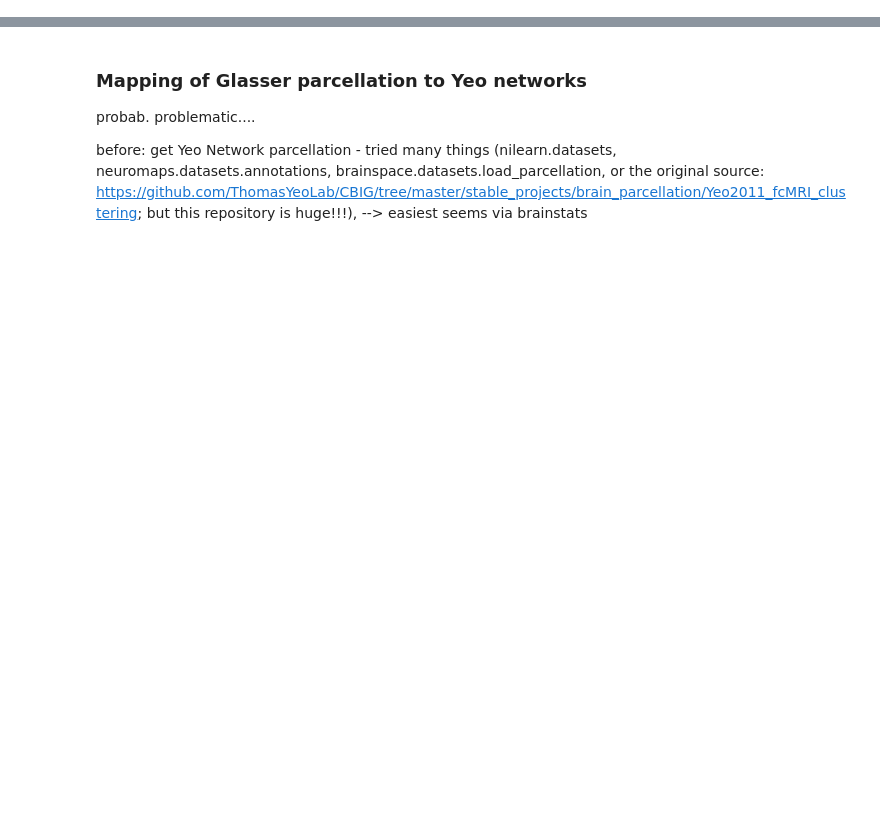
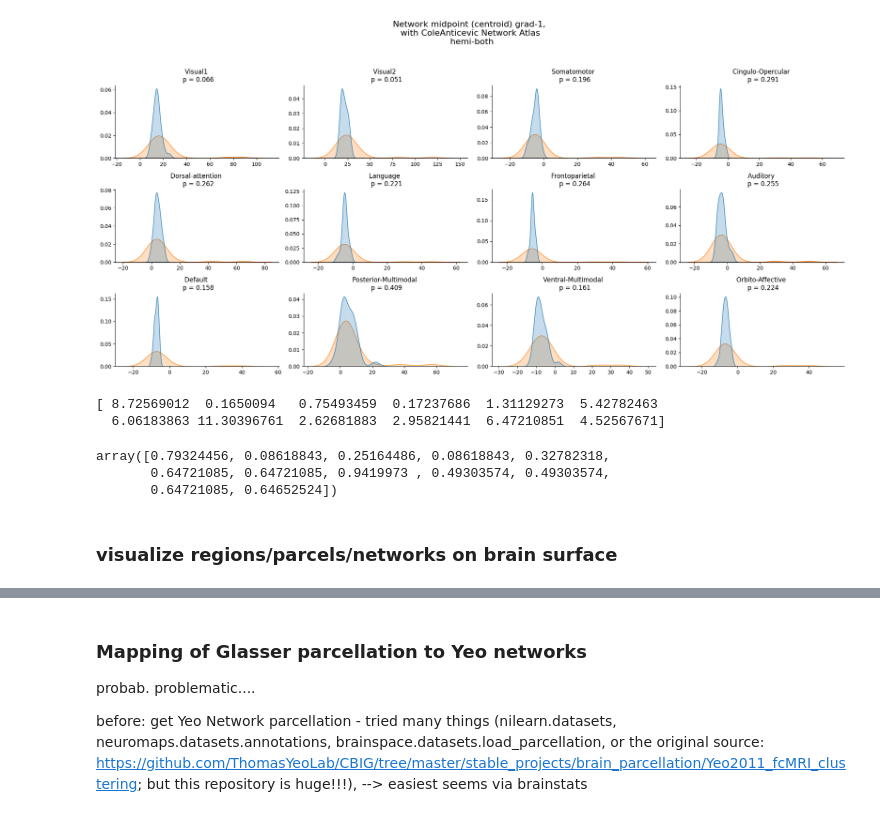
Before and after one commit to mrenke/numrisk, a Jupyter notebook: numrisk/fmri_analysis/gradients/networkDispersion_01.ipynb, the cells around one changed output, grey strips where cells are left out. Drawn from its saved outputs; the diff is of its cells as text; code cells hidden in the pictures; blank space fills up the shorter version.

```diff
--- a/numrisk/fmri_analysis/gradients/networkDispersion_01.ipynb
+++ b/numrisk/fmri_analysis/gradients/networkDispersion_01.ipynb
@@ -23,0 +150,67 @@ group_list = group_list#.reset_index()
+# %%
+measure_of_interest =  'Network midpoint (centroid)' # 'Within network dispersion' #
+
+if measure_of_interest == 'Within network dispersion':
+    data = WN_dispersion
+elif measure_of_interest == 'Network midpoint (centroid)':
+    data = centroids_net
+
+df = pd.DataFrame(np.array(data.T), index=sub_array, columns = [f"net_{i+1}" for i in range(N_nets)])
+df.index.name = 'subject'
+df = df.join(group_list).set_index('group',append=True)
+# %%
+import matplotlib.pyplot as plt
+import seaborn as sns
+from scipy.stats import ttest_ind
+
+
+tmp = df.loc[df.abs().mean(axis=1) < 100].reset_index() # remove outlier subjects (weird gradient loading scale due to >1 connected components)
+#tmp = df.reset_index()
+
+n_cols = 4  # Number of columns in the subplot grid
+n_rows = (N_nets + n_cols - 1) // n_cols  # Calculate rows needed for N_nets subplots
+
+fig, axes = plt.subplots(n_rows, n_cols, figsize=(20, 10)) # , sharex=True, sharey=True
+fig.suptitle(f'{measure_of_interest} grad-{n_grad}, \n with {network_atlas} Network Atlas \n hemi-{hemi}', fontsize=16)
+
+pvals = []
+for i in range(N_nets):
+    ax = axes[i // n_cols, i % n_cols]  # Calculate position in grid
+    net_label_number = (i+1)
+    net_name= network_names.loc[net_label_number].item()
+
+    data_net = tmp[f'net_{i + 1}']
+    _, p_value = ttest_ind(data_net[tmp['group'] == 0], data_net[tmp['group'] == 1], equal_var=False)  # Welch's t-test
+
+    sns.kdeplot(data=tmp, x=f'net_{net_label_number}', hue='group', ax=ax, fill=True,legend=False)
+    ax.set_title(f'{net_name} \n p = {p_value:.3f}')
+    ax.set_xlabel('')
+    ax.set_ylabel('')
+    pvals.append(p_value)
+
+sns.despine()
+plt.tight_layout(rect=[0, 0.03, 1, 0.95])  # Leave space for the suptitle
+plt.show()
+
+pvals = np.array(pvals)
+# %% [output]
+[figure, added]
+# %%
+# Multiple comparison correction!
+
+# Apply Bonferroni correction
+bonferroni_corrected_pvals = pvals * len(pvals) # np.minimum(
+print(bonferroni_corrected_pvals)
+
+# Apply Benjamini-Hochberg FDR correction
+from statsmodels.stats.multitest import multipletests
+_, pvals_corrected, _, _ = multipletests(pvals, alpha=0.05, method='fdr_bh')
+pvals_corrected
+# %% [output]
+[ 8.72569012  0.1650094   0.75493459  0.17237686  1.31129273  5.42782463
+  6.06183863 11.30396761  2.62681883  2.95821441  6.47210851  4.52567671]
+array([0.79324456, 0.08618843, 0.25164486, 0.08618843, 0.32782318,
+       0.64721085, 0.64721085, 0.9419973 , 0.49303574, 0.49303574,
+       0.64721085, 0.64652524])
+# %% [markdown]
+### visualize regions/parcels/networks on brain surface
```
Also changed, not shown: parts of 53 cells of this notebook, 1 other file.
